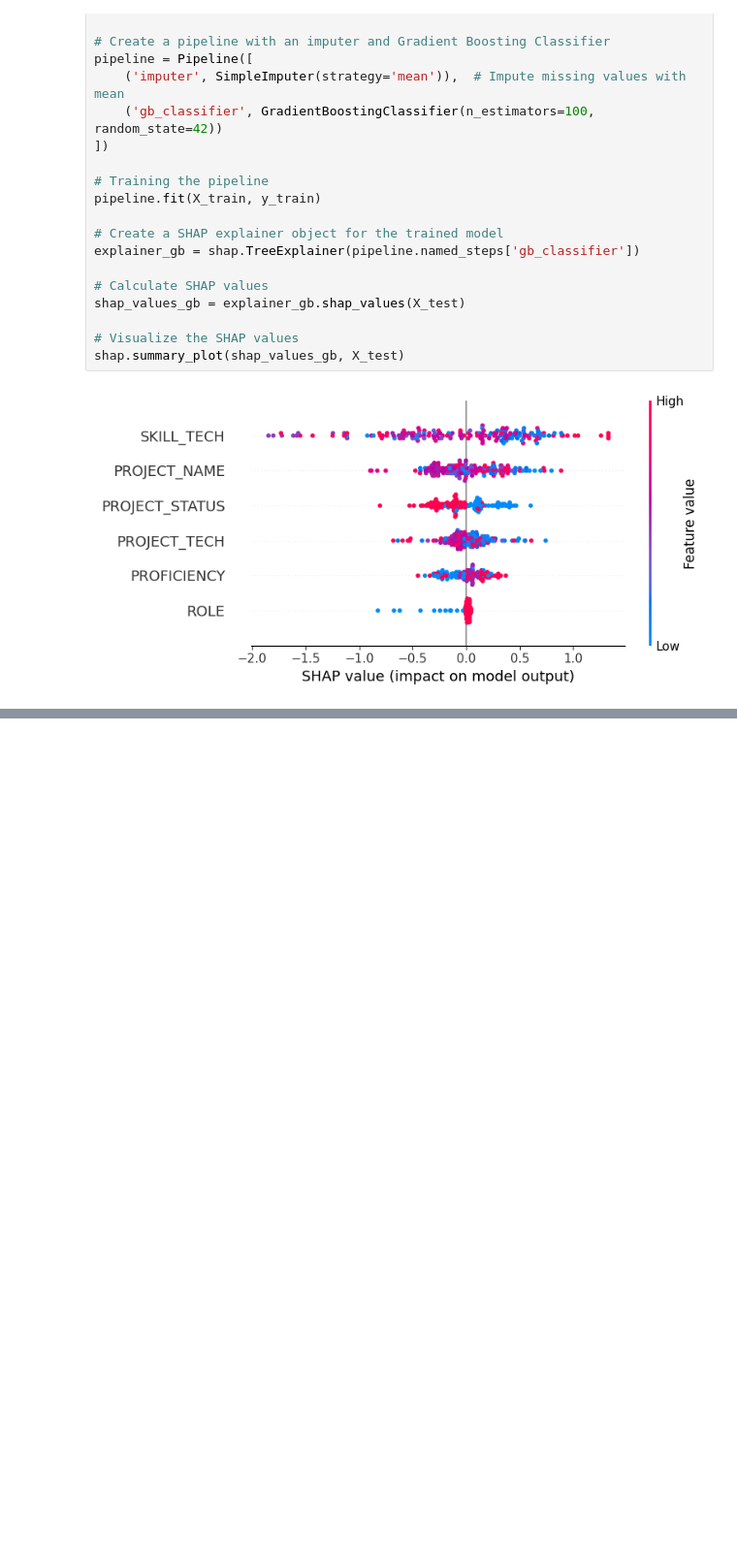
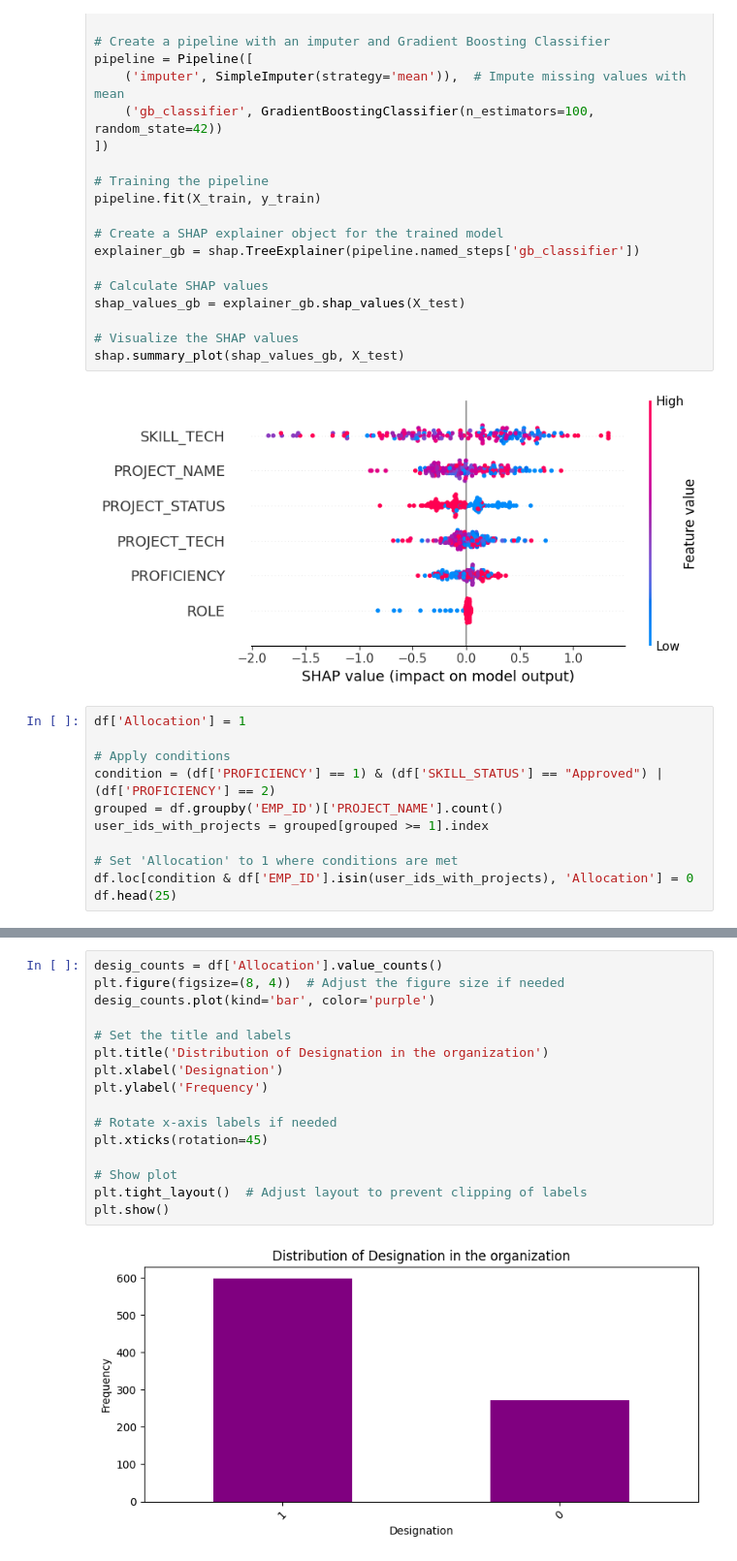
Before and after one commit to ashmithalaxmi/ProjectAA, a Jupyter notebook: SM_DataScience.ipynb, the cells around one changed output, grey strips where cells are left out. Shown at 97% size. Drawn from its saved outputs; the diff is of its cells as text; blank space fills up the shorter version.

```diff
--- a/SM_DataScience.ipynb
+++ b/SM_DataScience.ipynb
@@ -769,3 +787,14 @@ shap_values_gb = explainer_gb.shap_values(X_test)
 shap.summary_plot(shap_values_gb, X_test)
 # %% [output]
 [figure]
+# %%
+df['Allocation'] = 1
+
+# Apply conditions
+condition = (df['PROFICIENCY'] == 1) & (df['SKILL_STATUS'] == "Approved") | (df['PROFICIENCY'] == 2)
+grouped = df.groupby('EMP_ID')['PROJECT_NAME'].count()
+user_ids_with_projects = grouped[grouped >= 1].index
+
+# Set 'Allocation' to 1 where conditions are met
+df.loc[condition & df['EMP_ID'].isin(user_ids_with_projects), 'Allocation'] = 0
+df.head(25)
@@ -771,0 +819,18 @@ shap.summary_plot(shap_values_gb, X_test)
+# %%
+desig_counts = df['Allocation'].value_counts()
+plt.figure(figsize=(8, 4))  # Adjust the figure size if needed
+desig_counts.plot(kind='bar', color='purple')
+
+# Set the title and labels
+plt.title('Distribution of Designation in the organization')
+plt.xlabel('Designation')
+plt.ylabel('Frequency')
+
+# Rotate x-axis labels if needed
+plt.xticks(rotation=45)
+
+# Show plot
+plt.tight_layout()  # Adjust layout to prevent clipping of labels
+plt.show()
+# %% [output]
+[figure, added]
```
Also changed, not shown: parts of 9 cells of this notebook, 2 other files.
